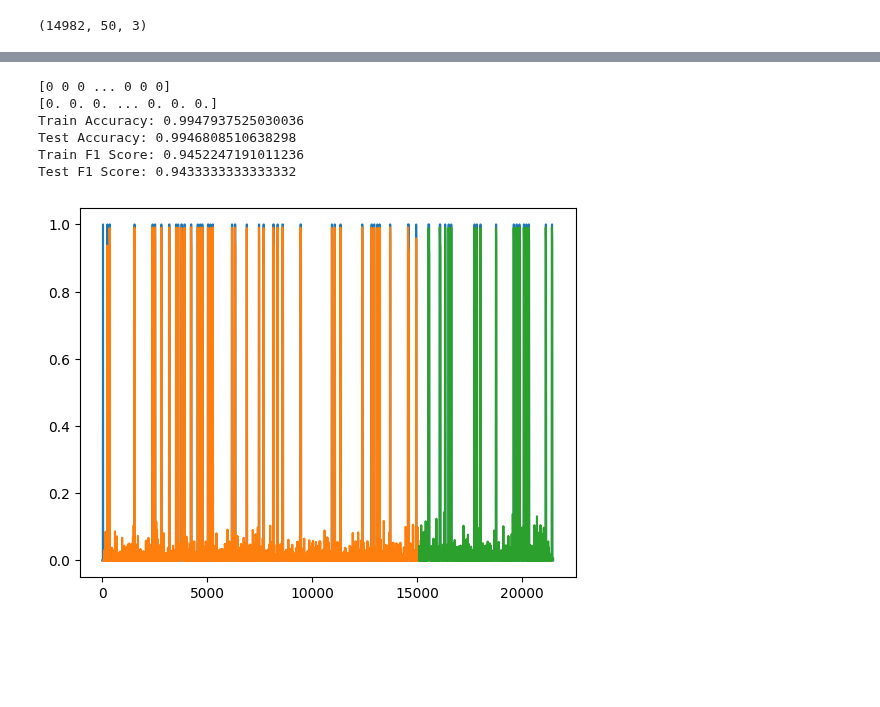
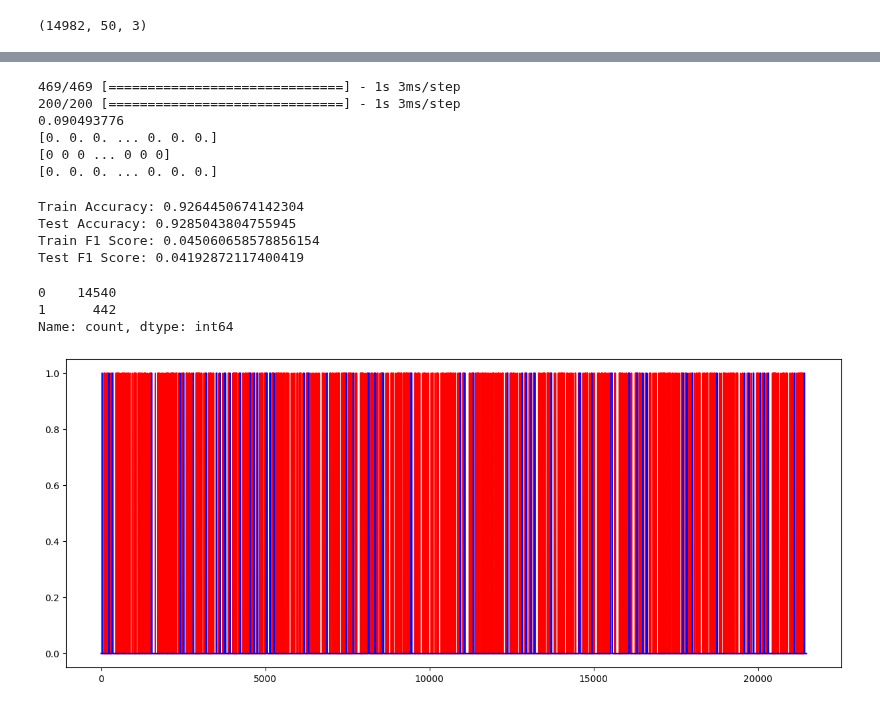
Before and after one commit to jward0/Intelligent-Intruder, a Jupyter notebook: main.ipynb, the cells around one changed output, grey strips where cells are left out. Saved outputs shown, nothing was run; the diff lists cells and outputs as text; code cells hidden in the pictures; blank space fills up the shorter version.

Commit message:
fixed path file, turns out model actually sucks :(

```diff
--- a/main.ipynb
+++ b/main.ipynb
@@ -37,7 +37,7 @@ file_path4 = 'dtag/grid/4_agents/4/distance_metrics.csv'
 df_vel = pd.read_csv(file_path, sep=';', header=None)
 df_idle = pd.read_csv(file_path2, sep=';',header=None)
 df_vuln = pd.read_csv(file_path3, sep=';',header=None)
-df_dist = pd.read_csv(file_path3, sep=';',header=None)
+df_dist = pd.read_csv(file_path4, sep=';',header=None)
 # %%
 import tensorflow as tf
 from tensorflow import keras
@@ -177,12 +148,24 @@ Test Score: 0.07 RMSE
+# %%
+
+trainPredict = model.predict(trainX).T[0]
+testPredict = model.predict(testX).T[0]
+print(trainPredict.max())
+print(trainY)
+# Apply a threshold to convert the probabilities to binary predictions (0 or 1)
+threshold = 0.08  # Adjust the threshold if needed
+trainPredict_binary = (trainPredict > threshold).astype(int)
+testPredict_binary = (testPredict > threshold).astype(int)
+print(trainPredict_binary)
+print(trainY)
+# %% [output]
+469/469 [==============================] - 1s 3ms/step
+200/200 [==============================] - 1s 3ms/step
+0.090493776
+[0. 0. 0. ... 0. 0. 0.]
+[0 0 0 ... 0 0 0]
+[0. 0. 0. ... 0. 0. 0.]
 # %%
 from sklearn.metrics import accuracy_score, f1_score
-
-# Apply a threshold to convert the probabilities to binary predictions (0 or 1)
-threshold = 0.5  # Adjust the threshold if needed
-trainPredict_binary = (trainPredict > threshold).astype(int)
-testPredict_binary = (testPredict > threshold).astype(int)
-print(trainPredict_binary)
-print(trainY)
 
 # Compute accuracy and F1 score
 train_accuracy = accuracy_score(trainY, trainPredict_binary)
@@ -197,27 +180,33 @@ print('Test Accuracy:', test_accuracy)
 print('Train F1 Score:', train_f1_score)
 print('Test F1 Score:', test_f1_score)
 # %% [output]
-[0 0 0 ... 0 0 0]
-[0. 0. 0. ... 0. 0. 0.]
-Train Accuracy: 0.9947937525030036
-Test Accuracy: 0.9946808510638298
-Train F1 Score: 0.9452247191011236
-Test F1 Score: 0.9433333333333332
+Train Accuracy: 0.9264450674142304
+Test Accuracy: 0.9285043804755945
+Train F1 Score: 0.045060658578856154
+Test F1 Score: 0.04192872117400419
+# %%
+test = pd.DataFrame(trainPredict_binary)
+test.value_counts()
+# %% [output]
+0    14540
+1      442
+Name: count, dtype: int64
 # %%
 import matplotlib.pyplot as plt
 
+plt.figure(figsize=(15, 6))
 # shift train predictions for plotting
 trainPredictPlot = np.empty_like(dataset[:,2])
 trainPredictPlot[:] = np.nan
-trainPredictPlot[look_back:len(trainPredict)+look_back] = trainPredict
+trainPredictPlot[look_back:len(trainPredict_binary)+look_back] = trainPredict_binary
 # shift test predictions for plotting
 testPredictPlot = np.empty_like(dataset[:,2])
 testPredictPlot[:] = np.nan
-testPredictPlot[len(trainPredict)+(look_back*2)+1:len(dataset[:,2])-1] = testPredict
+testPredictPlot[len(trainPredict_binary)+(look_back*2)+1:len(dataset[:,2])-1] = testPredict_binary
 # plot baseline and predictions
-plt.plot(dataset[:,2])
-plt.plot(trainPredictPlot)
-plt.plot(testPredictPlot)
+plt.plot(trainPredictPlot,'r')
+plt.plot(testPredictPlot,'r')
+plt.plot(dataset[:,-1],'b')
 plt.show()
 # %% [output]
-[figure, old version]
+[figure, new version]
```
Also changed, not shown: parts of 5 cells of this notebook.
